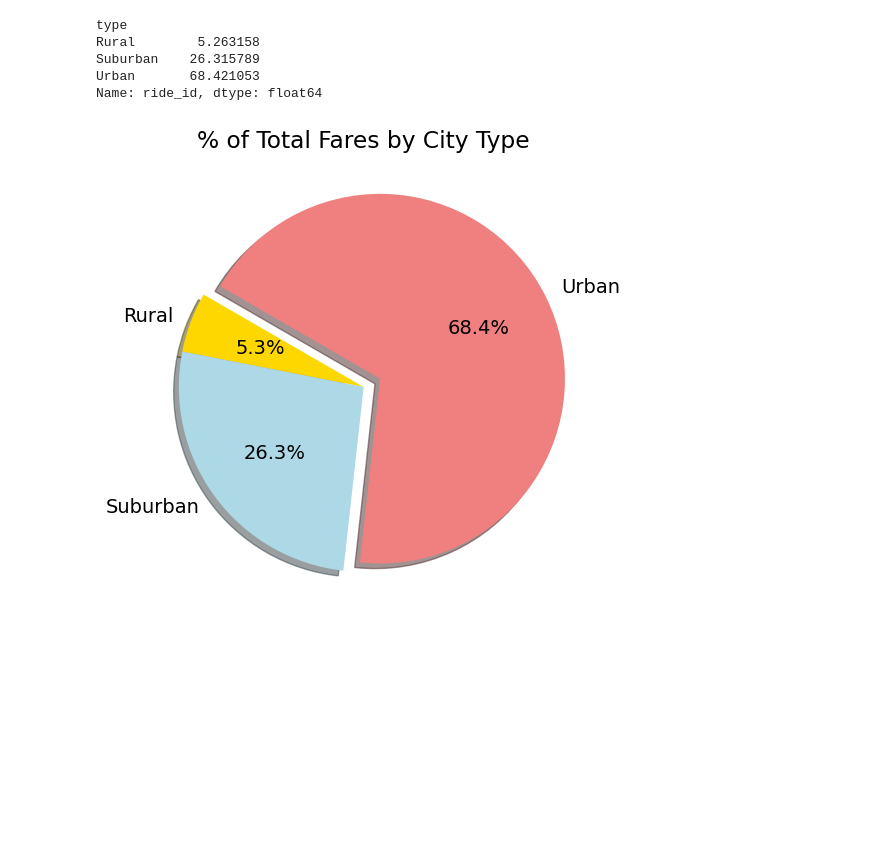
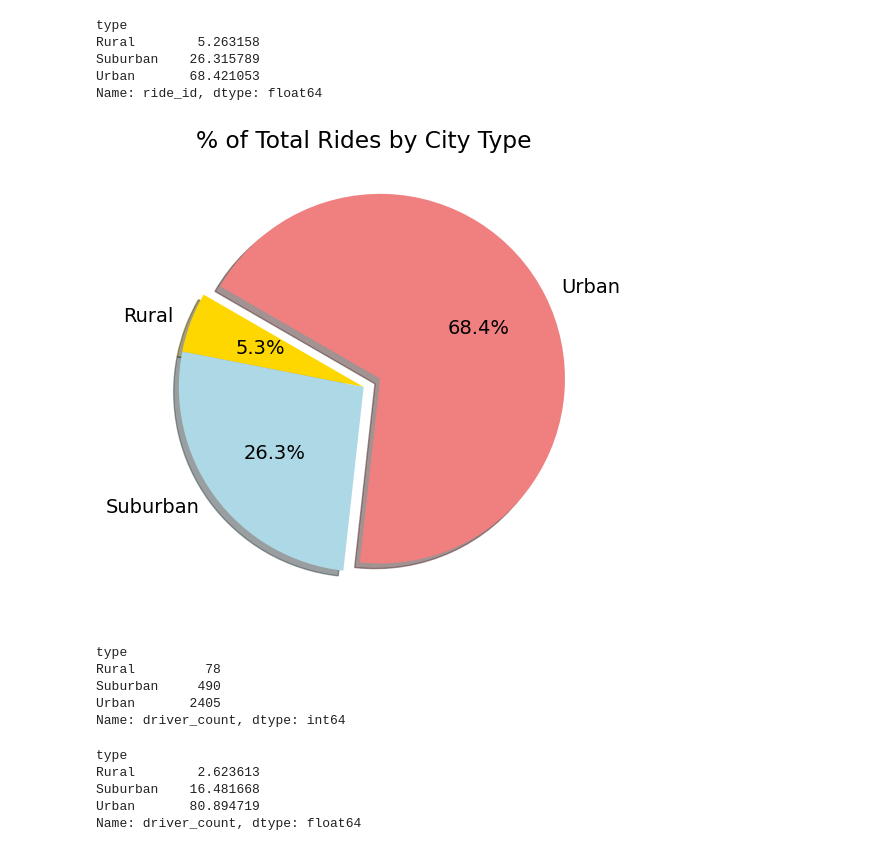
Before and after one commit to c-pilot875/PyBer_Analysis, a Jupyter notebook: matplotlib_practice.ipynb, the cells around one changed output. Cells and saved outputs as stored; diff of their text form; code cells hidden in the pictures; blank space fills up the shorter version.

```diff
--- a/matplotlib_practice.ipynb
+++ b/matplotlib_practice.ipynb
@@ -683,14 +683,33 @@ Name: ride_id, dtype: float64
 # %%
 
 import matplotlib as mpl
 # Build the chart
 plt.subplots(figsize=(10, 6))
 plt.pie(ride_percents, labels=["Rural", "Suburban", "Urban"], colors=["gold", "lightblue", "lightcoral"], explode=[0, 0, 0.1], autopct='%1.1f%%', shadow=True, startangle=150)
-plt.title("% of Total Fares by City Type")
+plt.title("% of Total Rides by City Type")
 # change the default font size from 10 to 14
 mpl.rcParams['font.size'] = 14
 #Save the figure.
 plt.savefig("Fig6.png")
 plt.show()
 # %% [output]
-[figure, old version]
+[figure, new version]
+# %%
+# PIE CHARTS ----Get the sum of the drivers for each city type.
+sum_drivers_by_type = city_data_df.groupby(["type"]).sum()["driver_count"]
+sum_drivers_by_type
+# %% [output]
+type
+Rural         78
+Suburban     490
+Urban       2405
+Name: driver_count, dtype: int64
+# %%
+driver_percents = 100 * city_data_df.groupby(["type"]).sum()["driver_count"] / city_data_df["driver_count"].sum()
+driver_percents
+# %% [output]
+type
+Rural        2.623613
+Suburban    16.481668
+Urban       80.894719
+Name: driver_count, dtype: float64
```
Also changed, not shown: parts of 1 cell of this notebook, 1 other file.
